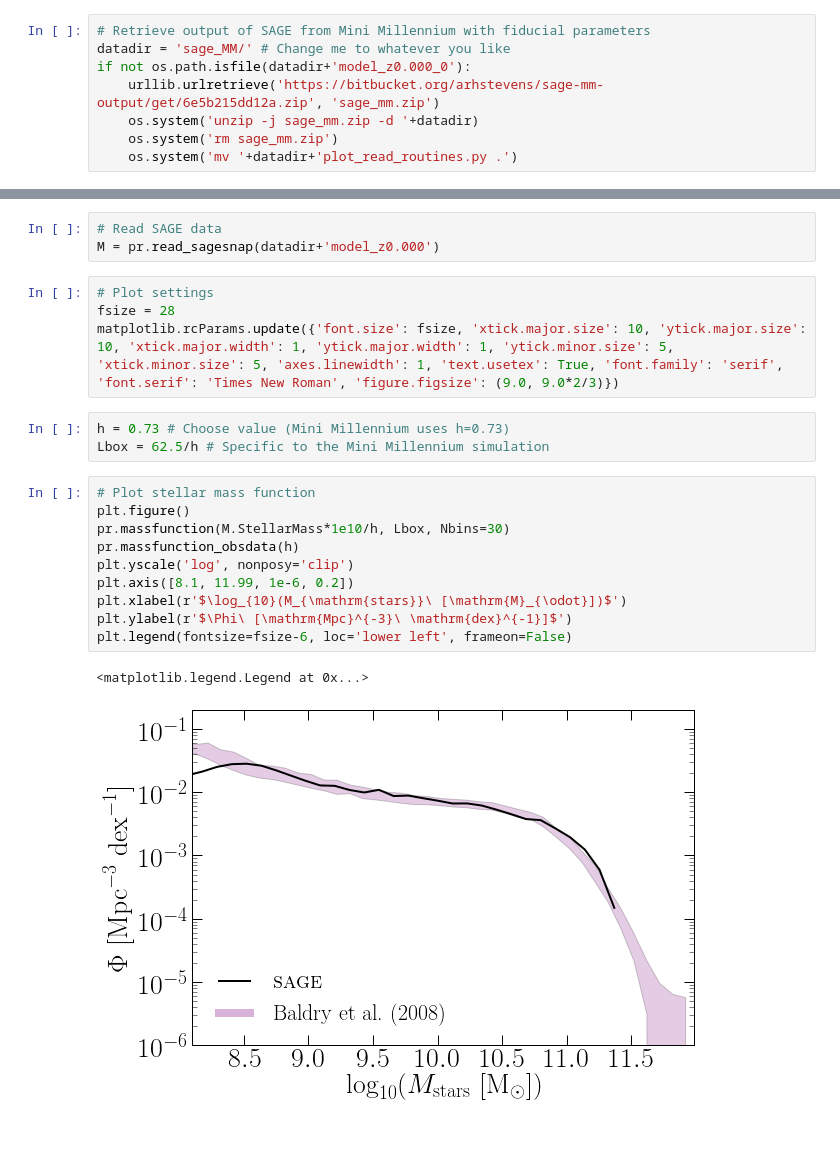
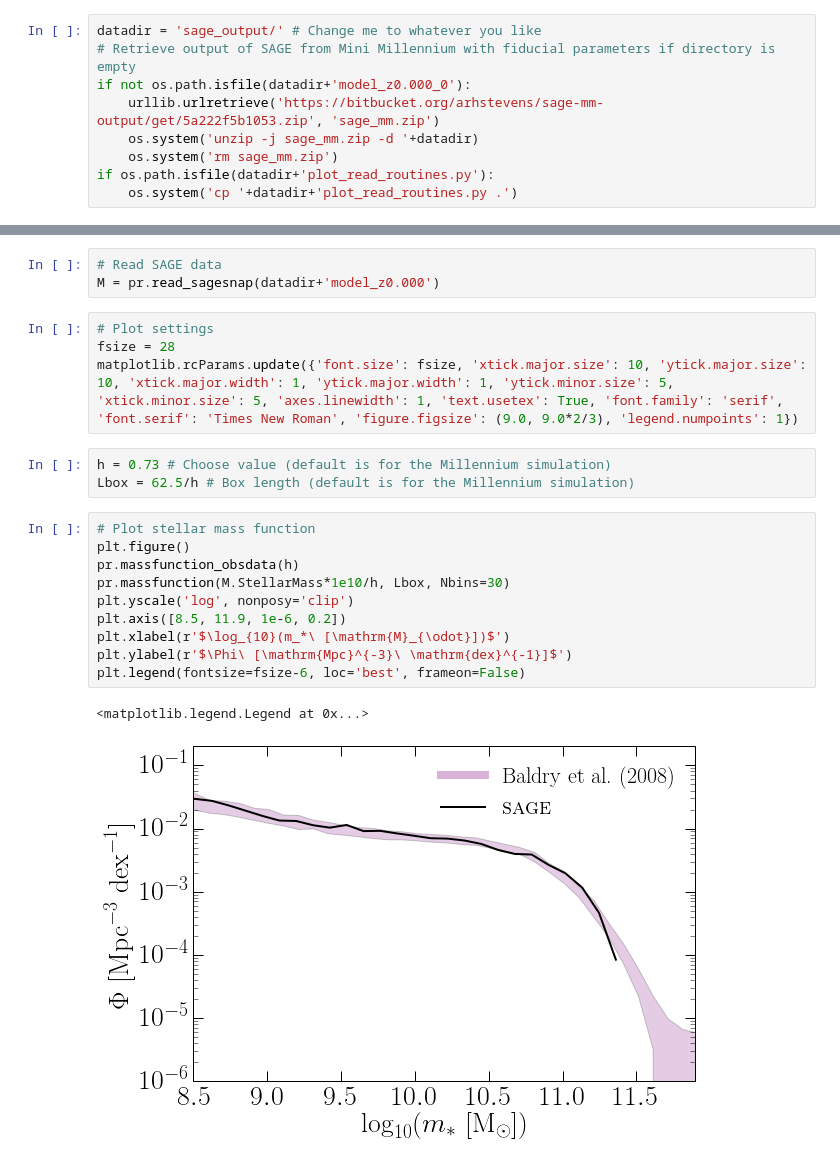
Before and after one commit to darrencroton/sage, a Jupyter notebook: output/SAGE_MM.ipynb, the cells around one changed output, grey strips where cells are left out. Cells and saved outputs as stored; diff of their text form; blank space fills up the shorter version.

```diff
--- a/output/SAGE_MM.ipynb
+++ b/output/SAGE_MM.ipynb
@@ -8,13 +7,14 @@ import urllib
 import os
 import time
 # %%
-# Retrieve output of SAGE from Mini Millennium with fiducial parameters
-datadir = 'sage_MM/' # Change me to whatever you like
+datadir = 'sage_output/' # Change me to whatever you like
+# Retrieve output of SAGE from Mini Millennium with fiducial parameters if directory is empty
 if not os.path.isfile(datadir+'model_z0.000_0'):
-	urllib.urlretrieve('https://bitbucket.org/arhstevens/sage-mm-output/get/6e5b215dd12a.zip', 'sage_mm.zip')
+	urllib.urlretrieve('https://bitbucket.org/arhstevens/sage-mm-output/get/5a222f5b1053.zip', 'sage_mm.zip')
 	os.system('unzip -j sage_mm.zip -d '+datadir)
 	os.system('rm sage_mm.zip')
-	os.system('mv '+datadir+'plot_read_routines.py .')
+if os.path.isfile(datadir+'plot_read_routines.py'):
+    os.system('cp '+datadir+'plot_read_routines.py .')
 # %%
 # Import routines for reading and plotting
 import plot_read_routines as pr
@@ -24,23 +24,23 @@ M = pr.read_sagesnap(datadir+'model_z0.000')
 # %%
 # Plot settings
 fsize = 28
-matplotlib.rcParams.update({'font.size': fsize, 'xtick.major.size': 10, 'ytick.major.size': 10, 'xtick.major.width': 1, 'ytick.major.width': 1, 'ytick.minor.size': 5, 'xtick.minor.size': 5, 'axes.linewidth': 1, 'text.usetex': True, 'font.family': 'serif', 'font.serif': 'Times New Roman', 'figure.figsize': (9.0, 9.0*2/3)})
+matplotlib.rcParams.update({'font.size': fsize, 'xtick.major.size': 10, 'ytick.major.size': 10, 'xtick.major.width': 1, 'ytick.major.width': 1, 'ytick.minor.size': 5, 'xtick.minor.size': 5, 'axes.linewidth': 1, 'text.usetex': True, 'font.family': 'serif', 'font.serif': 'Times New Roman', 'figure.figsize': (9.0, 9.0*2/3), 'legend.numpoints': 1})
 # %%
-h = 0.73 # Choose value (Mini Millennium uses h=0.73)
-Lbox = 62.5/h # Specific to the Mini Millennium simulation
+h = 0.73 # Choose value (default is for the Millennium simulation)
+Lbox = 62.5/h # Box length (default is for the Millennium simulation)
 # %%
 # Plot stellar mass function
 plt.figure()
+pr.massfunction_obsdata(h)
 pr.massfunction(M.StellarMass*1e10/h, Lbox, Nbins=30)
-pr.massfunction_obsdata(h)
 plt.yscale('log', nonposy='clip')
-plt.axis([8.1, 11.99, 1e-6, 0.2])
-plt.xlabel(r'$\log_{10}(M_{\mathrm{stars}}\ [\mathrm{M}_{\odot}])$')
+plt.axis([8.5, 11.9, 1e-6, 0.2])
+plt.xlabel(r'$\log_{10}(m_*\ [\mathrm{M}_{\odot}])$')
 plt.ylabel(r'$\Phi\ [\mathrm{Mpc}^{-3}\ \mathrm{dex}^{-1}]$')
-plt.legend(fontsize=fsize-6, loc='lower left', frameon=False)
+plt.legend(fontsize=fsize-6, loc='best', frameon=False)
 # %% [output]
 <matplotlib.legend.Legend at 0x...>
-[figure, old version]
+[figure, new version]
 # %%
 # Plot baryonic Tully-Fisher relation
 M_filt = (M.Type==0) * (M.StellarMass+M.ColdGas > 0) * (M.BulgeMass > 0.1*M.StellarMass) * (M.BulgeMass < 0.5*M.StellarMass)
```
Also changed, not shown: parts of 5 cells of this notebook.
